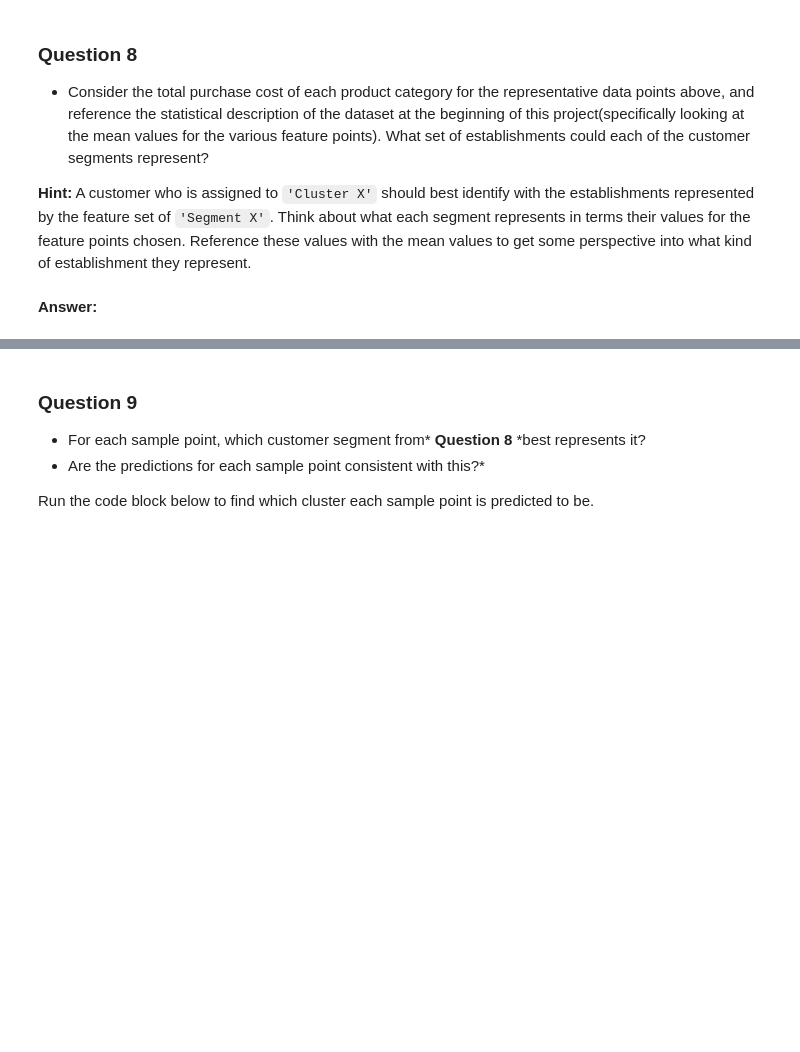
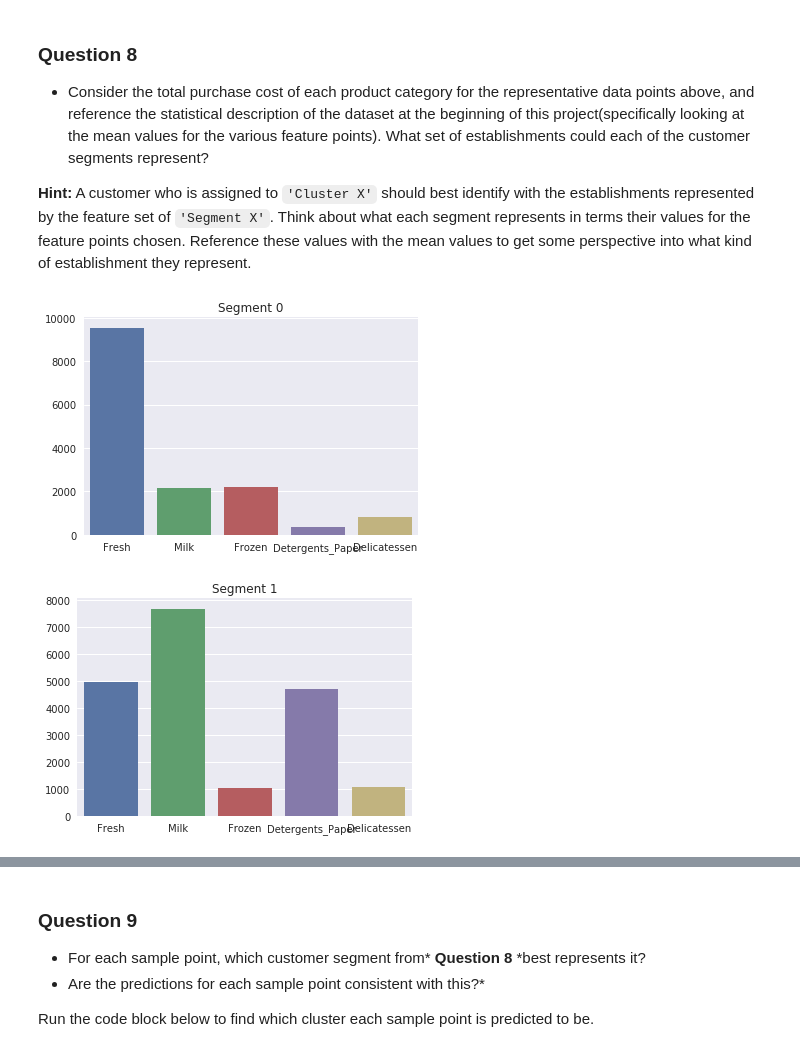
Before and after one commit to yanpozka/machine-learning, a Jupyter notebook: projects/customer_segments/customer_segments.ipynb, the cells around one changed output, grey strips where cells are left out. Cells and saved outputs as stored; diff of their text form; code cells hidden in the pictures; blank space fills up the shorter version.

Commit message:
First solution for customer segments project

```diff
--- a/projects/customer_segments/customer_segments.ipynb
+++ b/projects/customer_segments/customer_segments.ipynb
@@ -561,5 +561,16 @@ display(true_centers)
 * Consider the total purchase cost of each product category for the representative data points above, and reference the statistical description of the dataset at the beginning of this project(specifically looking at the mean values for the various feature points). What set of establishments could each of the customer segments represent?
 
 **Hint:** A customer who is assigned to `'Cluster X'` should best identify with the establishments represented by the feature set of `'Segment X'`. Think about what each segment represents in terms their values for the feature points chosen. Reference these values with the mean values to get some perspective into what kind of establishment they represent.
-# %% [markdown]
-**Answer:**
+# %%
+import matplotlib.pyplot as plt
+
+plt.figure()
+plt.axes().set_title("Segment 0")
+mama = sns.barplot(x = true_centers.columns.values, y = true_centers.iloc[0].values)
+
+plt.figure()
+plt.axes().set_title("Segment 1")
+mama = sns.barplot(x=true_centers.columns.values, y = true_centers.iloc[1].values)
+# %% [output]
+[figure, added]
+[figure, added]
```
Also changed, not shown: parts of 12 cells of this notebook, 1 other file.
